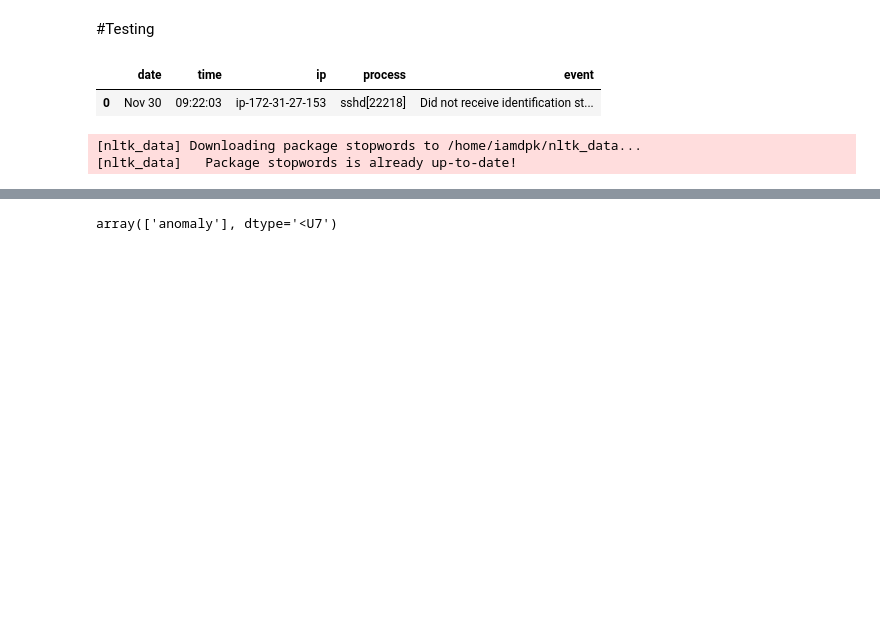
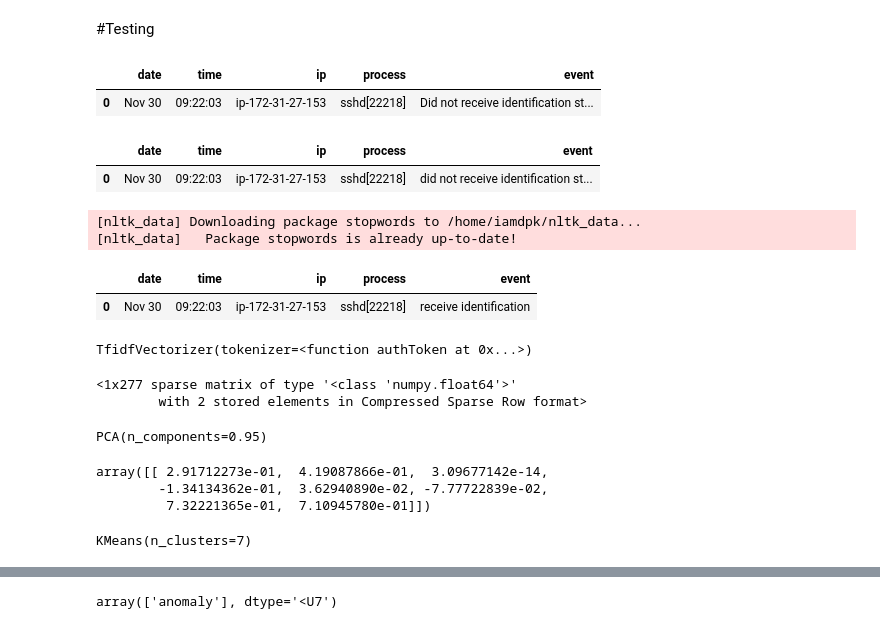
Before and after one commit to DARKS-ML/SOC-support-system, a Jupyter notebook: resources/auth_system/authlog_training_testing.ipynb, the cells around one changed output, grey strips where cells are left out. Cells and saved outputs as stored; diff of their text form; code cells hidden in the pictures; blank space fills up the shorter version.

```diff
--- a/resources/auth_system/authlog_training_testing.ipynb
+++ b/resources/auth_system/authlog_training_testing.ipynb
@@ -473,22 +473,47 @@ df1
 df1_copy = df1.copy()
 # %%
 df1_clean = clean(df1,"event")
+df1_clean
+# %% [output]
+|  | date | time | ip | process | event |
+| 0 | Nov 30 | 09:22:03 | ip-172-31-27-153 | sshd[22218] | did not receive identification st... |
 # %%
 stopwords1 = ['pam_unixcronsession' 'by', 'string', 'from', 'bye', 'for', 'port', 'sshd', 'ssh', 'root', 'preauth']
 # %%
 df1_clean = remStopWord(df1_clean, "event", stopwords1)
+df1_clean
 # %% [output]
 [nltk_data] Downloading package stopwords to /home/iamdpk/nltk_data...
 [nltk_data]   Package stopwords is already up-to-date!
+|  | date | time | ip | process | event |
+| 0 | Nov 30 | 09:22:03 | ip-172-31-27-153 | sshd[22218] | receive identification |
 # %%
 loaded_vectorizer = loadModel(path,'vectorizer_model')
+loaded_vectorizer
+# %% [output]
+TfidfVectorizer(tokenizer=<function authToken at 0x...>)
 # %%
 vector_op1 = loaded_vectorizer.transform(df1_clean['event'])
+vector_op1
+# %% [output]
+<1x277 sparse matrix of type '<class 'numpy.float64'>'
+        with 2 stored elements in Compressed Sparse Row format>
 # %%
 loaded_pca = loadModel(path,'pca_model')
+loaded_pca
+# %% [output]
+PCA(n_components=0.95)
 # %%
 pca_data1 = loaded_pca.transform(vector_op1.todense())
+pca_data1
+# %% [output]
+array([[ 2.91712273e-01,  4.19087866e-01,  3.09677142e-14,
+        -1.34134362e-01,  3.62940890e-02, -7.77722839e-02,
+         7.32221365e-01,  7.10945780e-01]])
 # %%
 loaded_model_kmeans = loadModel(path,'kmeans_model')
+loaded_model_kmeans
+# %% [output]
+KMeans(n_clusters=7)
 # %%
 model_data1 = loaded_model_kmeans.predict(pca_data1)
```
Also changed, not shown: parts of 9 cells of this notebook, 6 other files.
